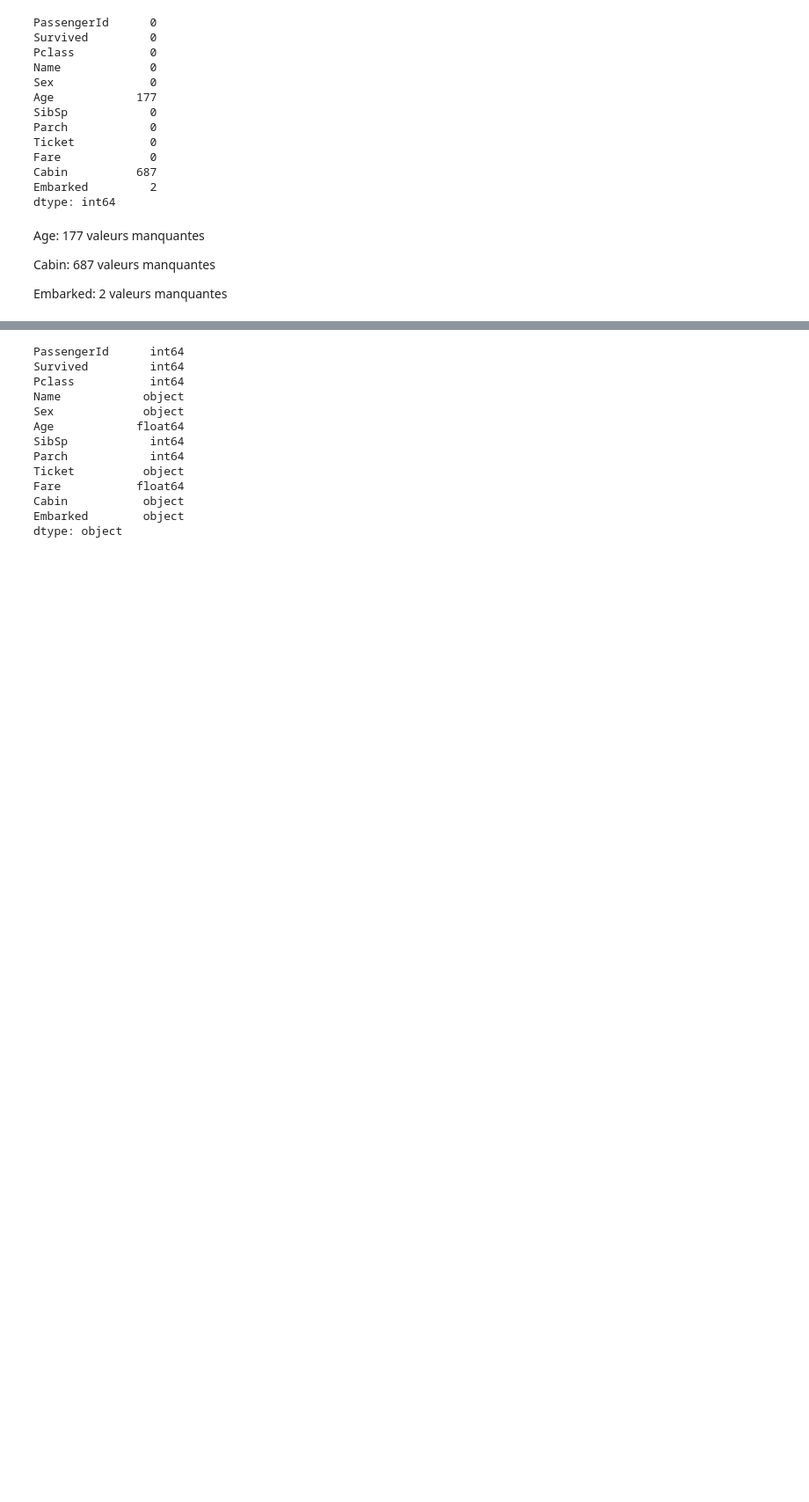
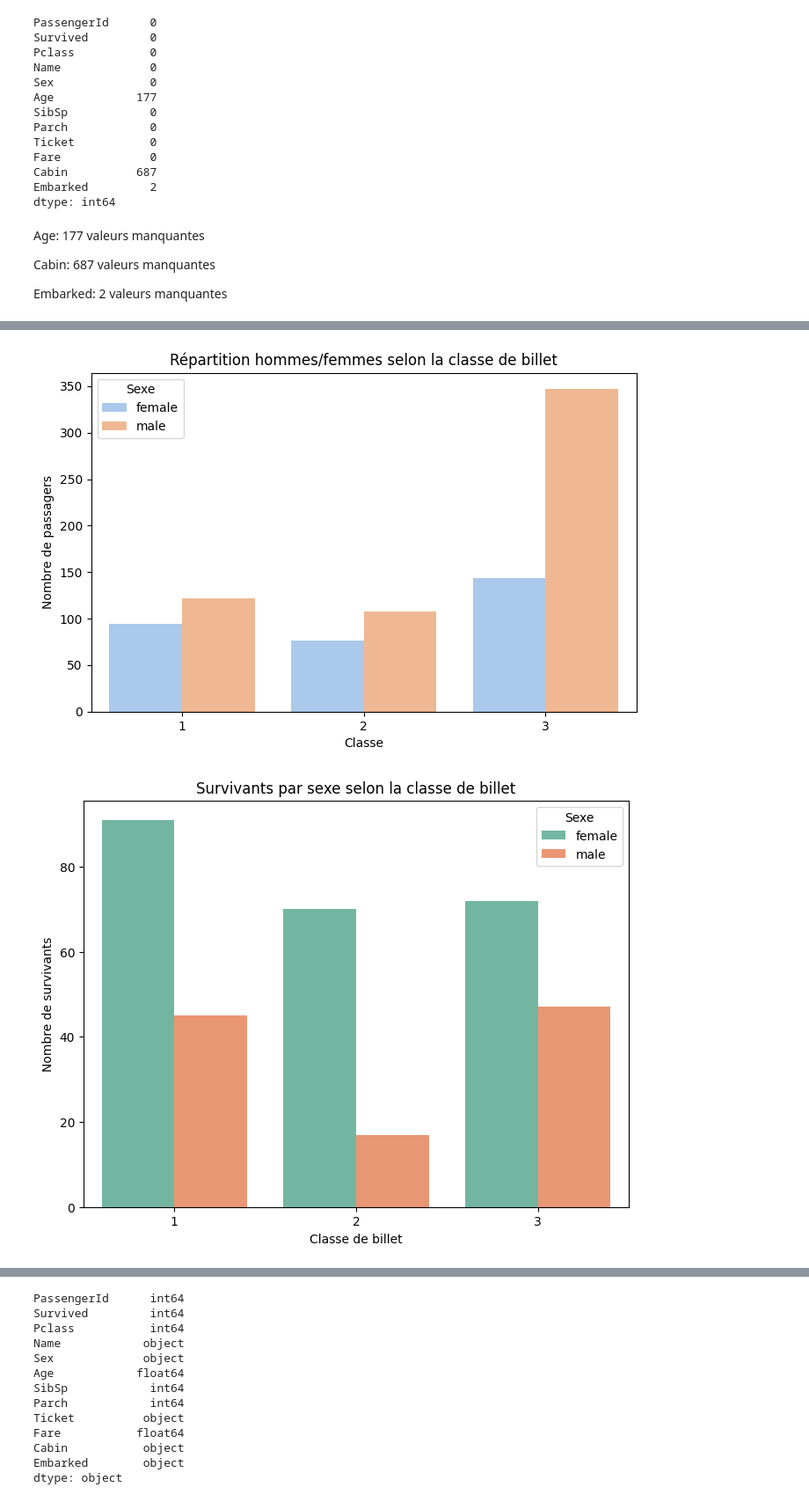
Before and after one commit to emese007/projet_titanic_emese, a Jupyter notebook: titanicM.ipynb, the cells around one changed output, grey strips where cells are left out. Shown at 88% size. Drawn from its saved outputs; the diff is of its cells as text; code cells hidden in the pictures; blank space fills up the shorter version.

```diff
--- a/titanicM.ipynb
+++ b/titanicM.ipynb
@@ -223,0 +264,52 @@ Vérifier les types de données
+# %%
+train['Sex_label'] = train['Sex'].map({0: 'female', 1: 'male'})
+
+plt.figure(figsize=(8,5))
+sns.countplot(data=train, x='Pclass', hue='Sex_label', palette='pastel')
+plt.title("Répartition hommes/femmes selon la classe de billet")
+plt.xlabel("Classe")
+plt.ylabel("Nombre de passagers")
+plt.legend(title="Sexe")
+
+plt.show()
+
+survivants = train[train['Survived'] == 1]
+
+plt.figure(figsize=(8,6))
+sns.countplot(data=survivants, x='Pclass', hue='Sex_label', palette='Set2')
+plt.title("Survivants par sexe selon la classe de billet")
+plt.xlabel("Classe de billet")
+plt.ylabel("Nombre de survivants")
+plt.legend(title="Sexe")
+plt.show()
+
+#Overview
+sns.countplot(data=train, x='Pclass', hue='Sex_label', palette='muted', alpha=0.6)
+sns.countplot(data=train[train['Survived'] == 1], x='Pclass', hue='Sex_label', palette='Set2')
+
+plt.title("Répartition et survie selon la classe et le sexe")
+plt.xlabel("Classe de billet")
+plt.ylabel("Nombre de passagers")
+plt.legend(title="Sexe", loc="upper left")
+plt.show()
+
+#Overview 2.
+sns.catplot(x="Pclass", hue="Survived", col="Sex", data=train, kind="count", height=4, aspect=1)
+plt.subplots_adjust(top=0.8)
+plt.suptitle("Survie par classe et par sexe")
+plt.show()
+
+import seaborn as sns
+import matplotlib.pyplot as plt
+
+train["Fare_category"] = pd.qcut(train["Fare"], q=3, labels=["Bas", "Moyen", "Élevé"])
+
+sns.countplot(x="Fare_category", hue="Survived", data=train)
+plt.title("Survie selon les catégories de prix de billet")
+plt.xlabel("Catégorie de prix")
+plt.ylabel("Nombre de passagers")
+plt.legend(title="Survécu", labels=["Non", "Oui"])
+plt.show()
+# %% [output]
+[figure, added]
+[figure, added]
```
Also changed, not shown: parts of 79 cells of this notebook, 2 other files.
